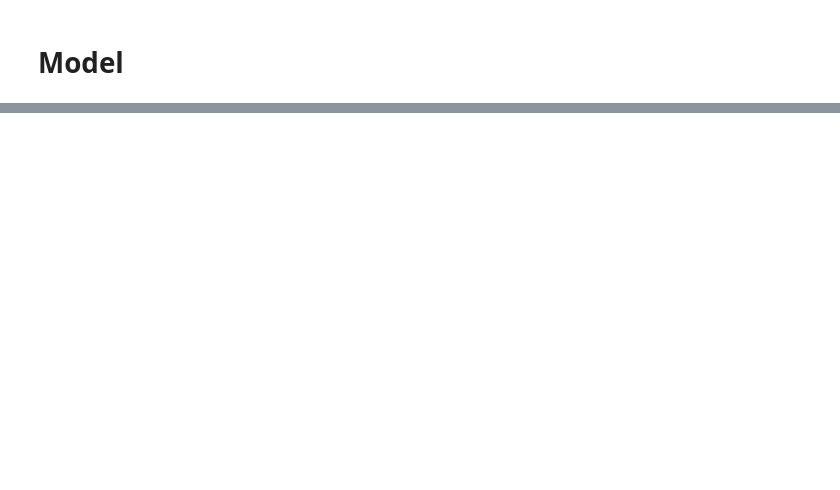
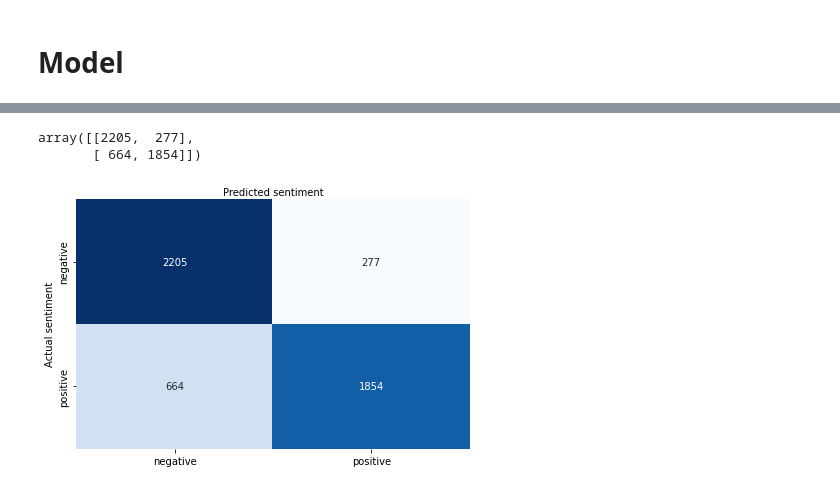
Before and after one commit to AndreaCamilloni/BigDataInMediaTechnology, a Jupyter notebook: Lab1.ipynb, the cells around one changed output, grey strips where cells are left out. Cells and saved outputs as stored; diff of their text form; code cells hidden in the pictures; blank space fills up the shorter version.

```diff
--- a/Lab1.ipynb
+++ b/Lab1.ipynb
@@ -106,0 +339,4 @@ train_data.head(50)
+# %%
+X_valid, y_valid = valid_data['text_preprocessed'].values, valid_data['score'].values
+# %%
+y_hat_valid = MNB.predict(X_valid)
@@ -106,0 +358,18 @@ train_data.head(50)
+# %%
+cnf_matrix = confusion_matrix(y_valid, y_hat_valid)
+cnf_matrix
+# %% [output]
+array([[2205,  277],
+       [ 664, 1854]])
+# %%
+class_names = ["negative", "positive"]
+fig,ax = plt.subplots()
+
+
+sns.heatmap(pd.DataFrame(cnf_matrix), annot=True, cmap="Blues", fmt="d", cbar=False, xticklabels=class_names, yticklabels=class_names)
+ax.xaxis.set_label_position('top')
+plt.tight_layout()
+plt.ylabel('Actual sentiment')
+plt.xlabel('Predicted sentiment');
+# %% [output]
+[figure, added]
```
Also changed, not shown: parts of 28 cells of this notebook.
